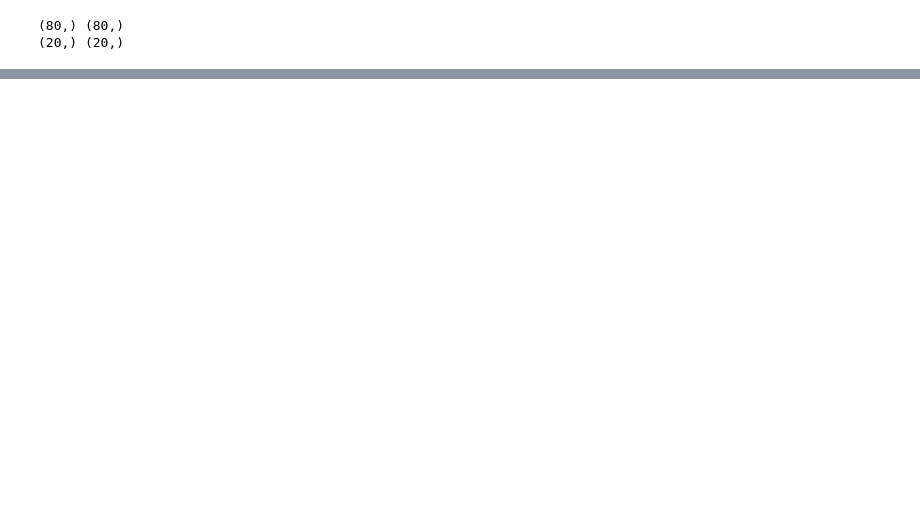
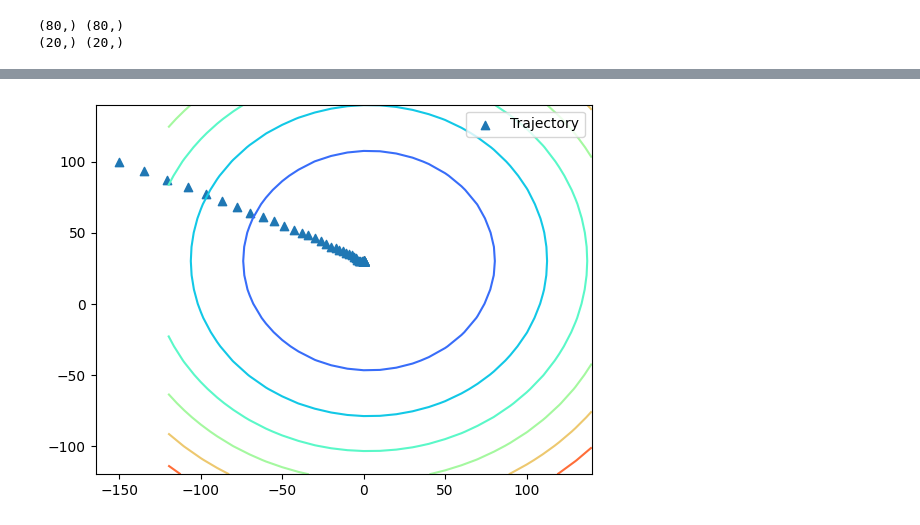
Before and after one commit to christianrss/data_science_stuff, a Jupyter notebook: machine_learning/linear_regression.ipynb, the cells around one changed output, grey strips where cells are left out. Saved outputs shown, nothing was run; the diff lists cells and outputs as text; code cells hidden in the pictures; blank space fills up the shorter version.

```diff
--- a/machine_learning/linear_regression.ipynb
+++ b/machine_learning/linear_regression.ipynb
@@ -132,0 +220,8 @@ plt.show()
+# %%
+# 2D Contour Plot (Top View)
+plt.contour(T0,T1,J,cmap='rainbow')
+plt.scatter(theta_list[:,0],theta_list[:,1],marker='^',label='Trajectory')
+plt.legend()
+plt.show()
+# %% [output]
+[figure, added]
```
Also changed, not shown: parts of 16 cells of this notebook.
